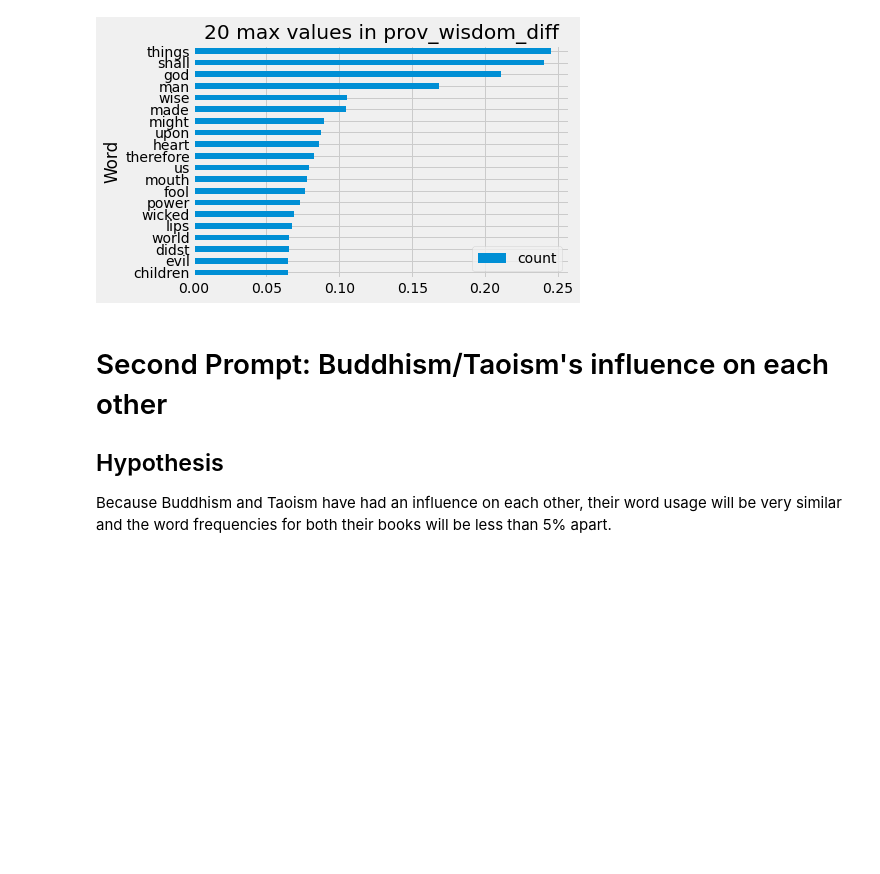
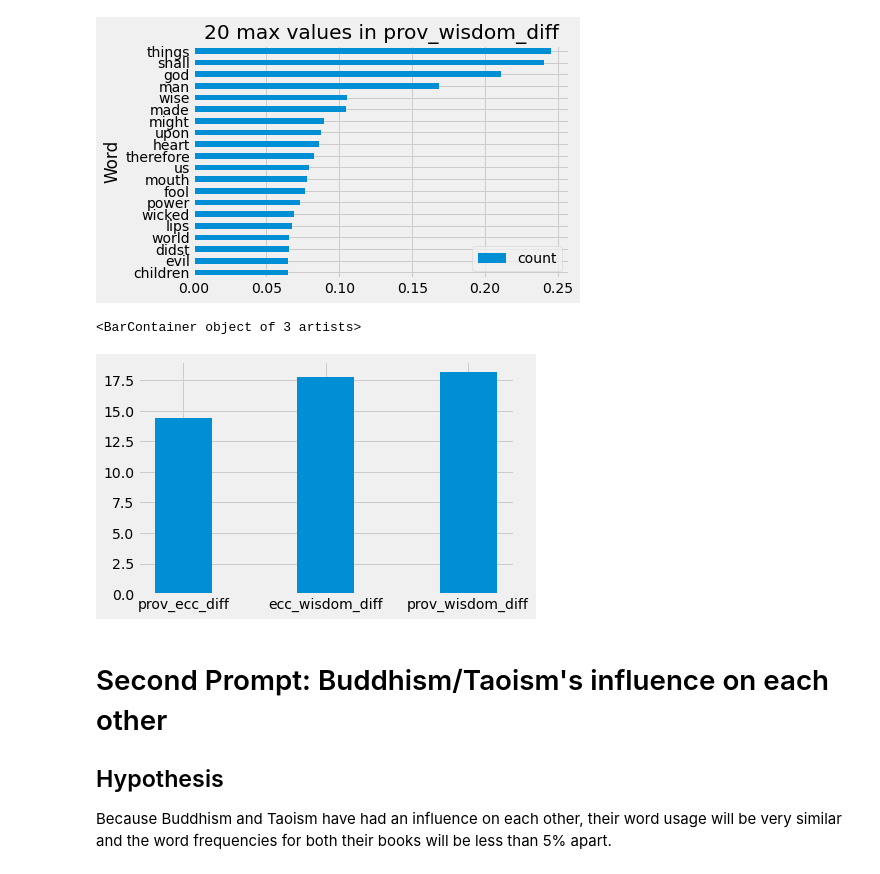
Before and after one commit to khkwong/datahacks2021, a Jupyter notebook: beginner_track.ipynb, the cells around one changed output. Cells and saved outputs as stored; diff of their text form; code cells hidden in the pictures; blank space fills up the shorter version.

```diff
--- a/beginner_track.ipynb
+++ b/beginner_track.ipynb
@@ -168,6 +168,17 @@ bulk_find_20(list(diff_df.index), diff_df)
 [figure]
 [figure]
 [figure]
+# %%
+# final step: sum all differences, compare changes
+
+prov_ecc_diff_sum = diff_df.loc['prov_ecc_diff'].sum()
+ecc_wisdom_diff_sum = diff_df.loc['ecc_wisdom_diff'].sum()
+prov_wisdom_diff_sum = diff_df.loc['prov_wisdom_diff'].sum()
+diff_sum_lst = [prov_ecc_diff_sum, ecc_wisdom_diff_sum, prov_wisdom_diff_sum]
+plt.bar(list(diff_df.index), diff_sum_lst, 0.4)
+# %% [output]
+<BarContainer object of 3 artists>
+[figure, added]
 # %% [markdown]
 # Second Prompt: Buddhism/Taoism's influence on each other
 
```
Also changed, not shown: parts of 1 cell of this notebook.
